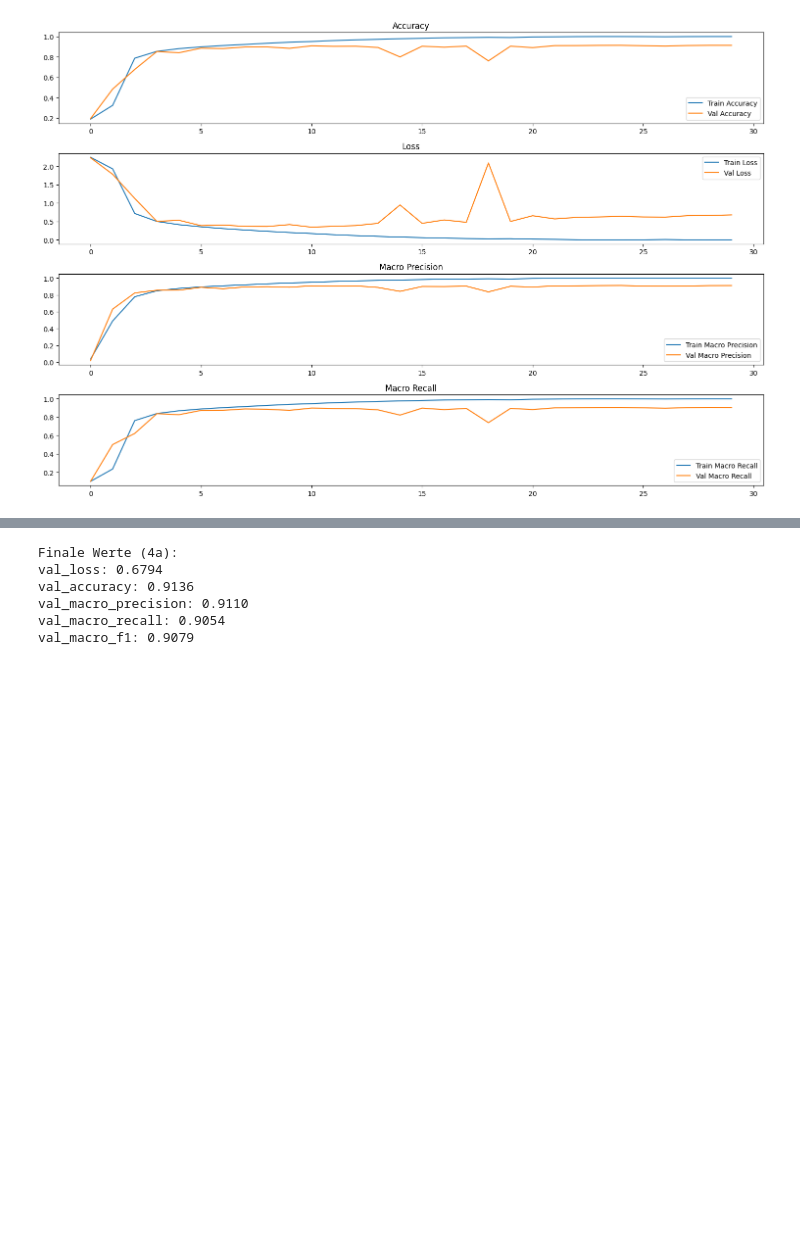
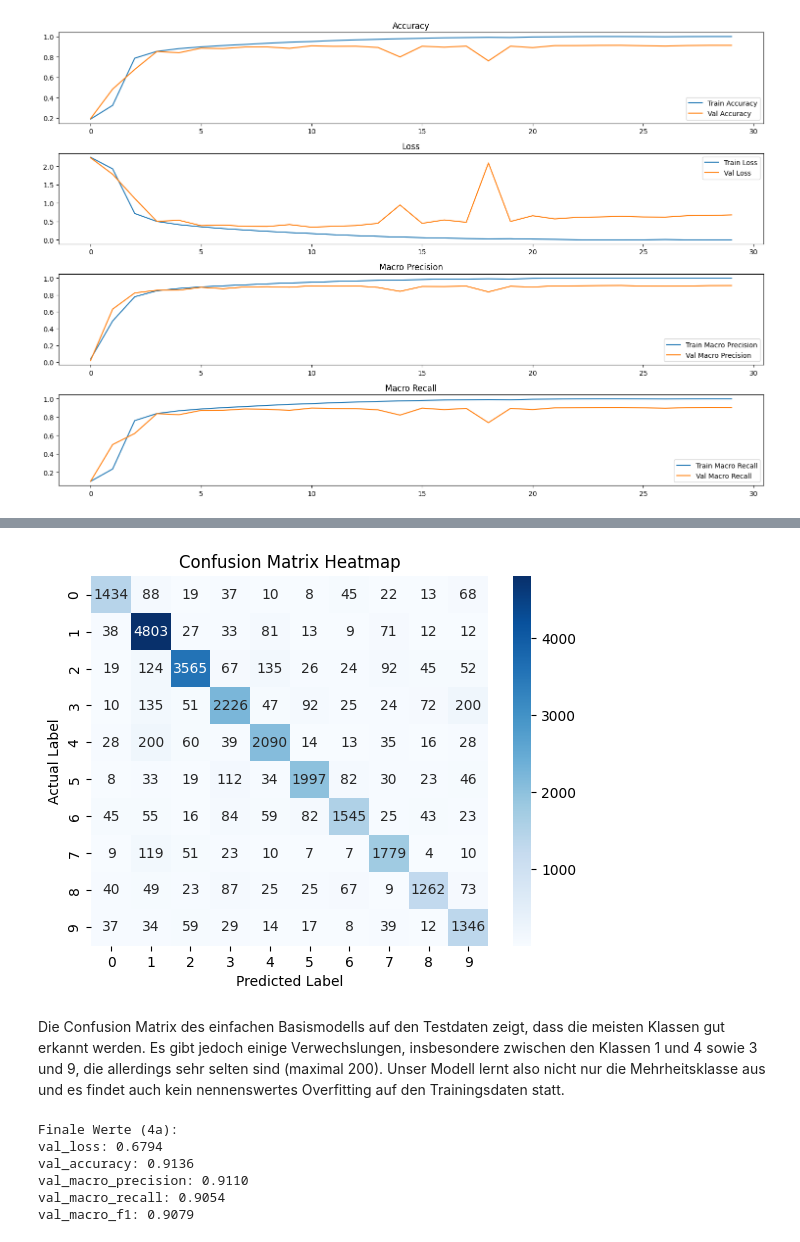
Before and after one commit to HorusXIV/DEL, a Jupyter notebook: notebooks/del_report.ipynb, the cells around one changed output, grey strips where cells are left out. Saved outputs shown, nothing was run; the diff lists cells and outputs as text; code cells hidden in the pictures; blank space fills up the shorter version.

```diff
--- a/notebooks/del_report.ipynb
+++ b/notebooks/del_report.ipynb
@@ -473,3 +524,54 @@ plt.show()
+# %%
+model = baseline_result["model"].to("cuda")
+
+for module in model.modules():
+    module._forward_hooks.clear()
+    module._forward_pre_hooks.clear()
+    module._backward_hooks.clear()
+
+model.eval()
+
+# Listen zum Sammeln aller Ergebnisse über das gesamte Testset
+all_predictions = []
+all_labels = []
+all_probabilities = []
+
+# 2. Schleife über den gesamten Test-Loader (alle Batches)
+with torch.no_grad():  # Deaktiviert die Gradientenberechnung für alle Batches
+    for images, labels in test_loader:
+        # Daten auf die GPU/CPU schieben
+        images = images.to(DEVICE)
+
+        # Forward Pass
+        logits = model(images)
+        probabilities = torch.softmax(logits, dim=1)
+        predictions = torch.argmax(probabilities, dim=1)
+
+        # Ergebnisse zurück auf die CPU verschieben und speichern
+        all_predictions.append(predictions.cpu())
+        all_labels.append(labels)  # labels sind meistens schon auf der CPU, falls nicht: labels.cpu()
+        all_probabilities.append(probabilities.cpu())
+
+# 3. Alle Batches zu einem einzigen grossen Tensor zusammenfügen (konkatenieren)
+all_predictions = torch.cat(all_predictions, dim=0)
+all_labels = torch.cat(all_labels, dim=0)
+all_probabilities = torch.cat(all_probabilities, dim=0)
+
+cm = confusion_matrix(all_labels, all_predictions)
+
+# 2. Plot the heatmap
+class_labels = list(range(10))  # digits 0-9
+sns.heatmap(cm, annot=True, fmt='d', cmap='Blues')
+
+# 3. Add formatting labels
+plt.ylabel('Actual Label')
+plt.xlabel('Predicted Label')
+plt.title('Confusion Matrix Heatmap')
+plt.show()
+# %% [output]
+[figure, added]
+# %% [markdown]
+Die Confusion Matrix des einfachen Basismodells auf den Testdaten zeigt, dass die meisten Klassen gut erkannt werden. Es gibt jedoch einige Verwechslungen, insbesondere zwischen den Klassen 1 und 4 sowie 3 und 9, die allerdings sehr selten sind (maximal 200). Unser Modell lernt also nicht nur die Mehrheitsklasse aus und es findet auch kein nennenswertes Overfitting auf den Trainingsdaten statt.
 # %%
 print("Finale Werte (4a):")
 baseline_example_hist = baseline_example_hist.sort_values("_step")
```
Also changed, not shown: parts of 48 cells of this notebook.
